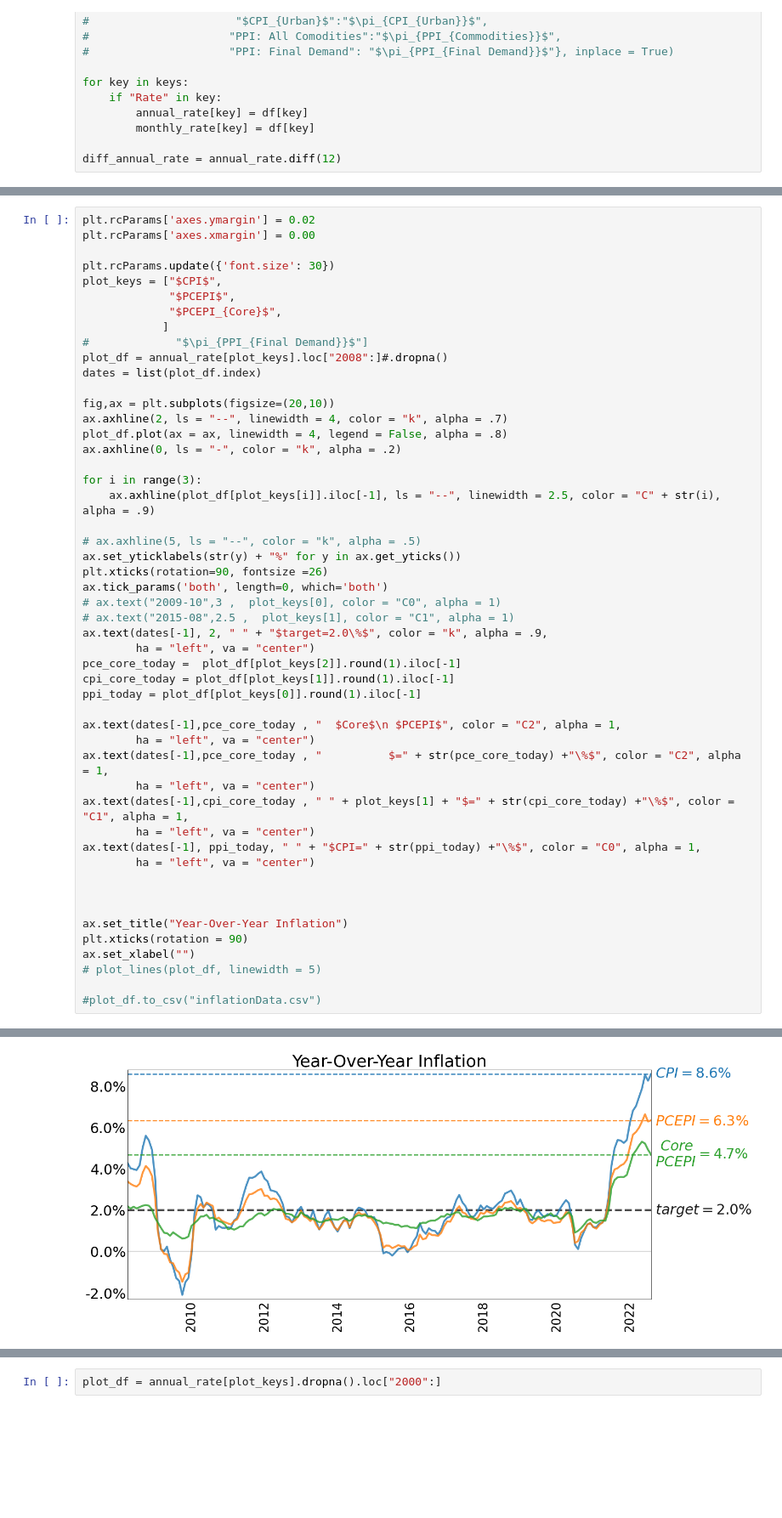
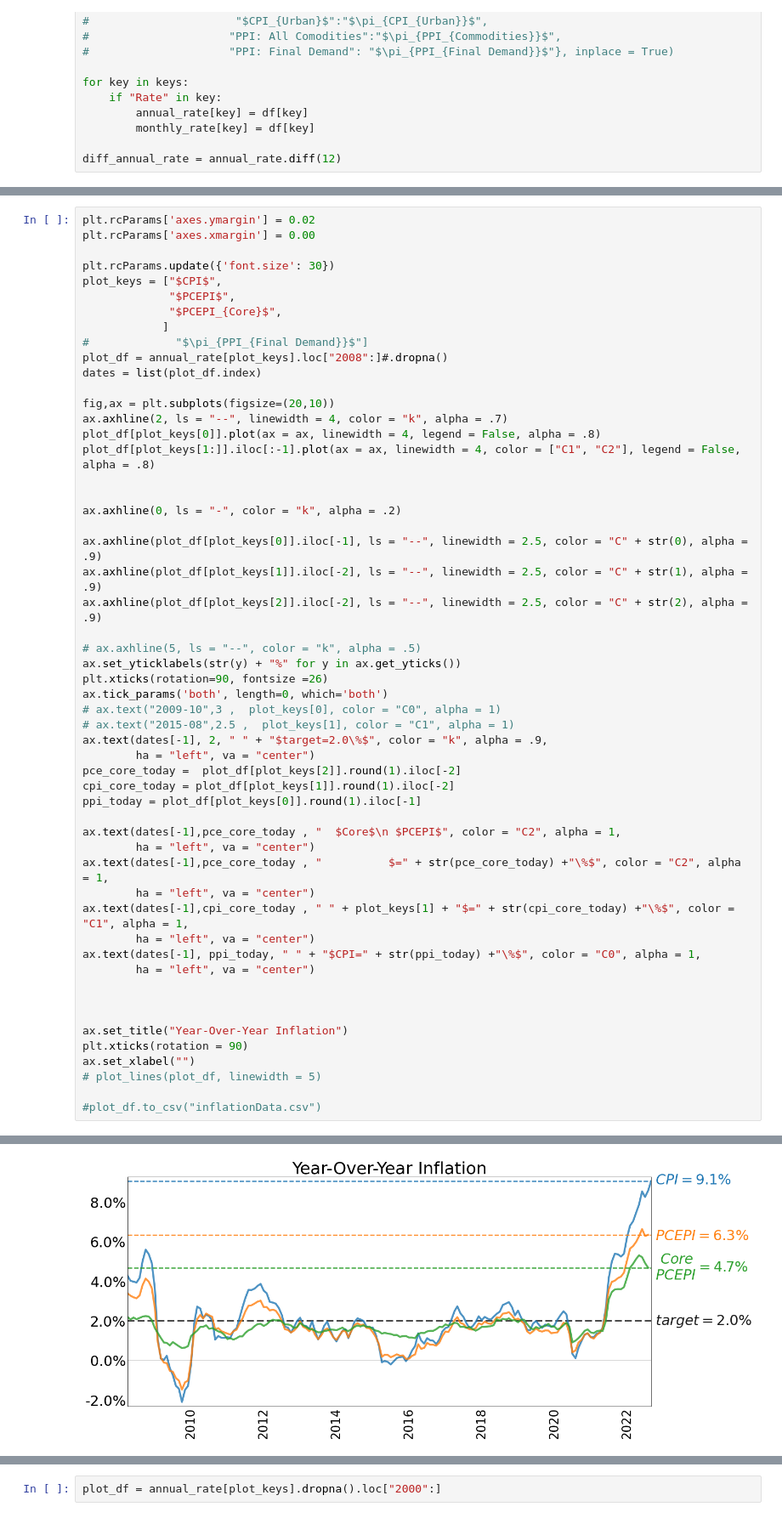
Before and after one commit to jlcatonjr/Learn-Python-for-Stats-and-Econ, a Jupyter notebook: Projects/SMP Data/Assessing Potential for Higher Inflation-Copy1.ipynb, the cells around one changed output, grey strips where cells are left out. Shown at 85% size. Cells and saved outputs as stored; diff of their text form; blank space fills up the shorter version.

```diff
--- a/Projects/SMP Data/Assessing Potential for Higher Inflation-Copy1.ipynb
+++ b/Projects/SMP Data/Assessing Potential for Higher Inflation-Copy1.ipynb
@@ -261,42 +261,46 @@ dates = list(plot_df.index)
 
 fig,ax = plt.subplots(figsize=(20,10))
 ax.axhline(2, ls = "--", linewidth = 4, color = "k", alpha = .7)
-plot_df.plot(ax = ax, linewidth = 4, legend = False, alpha = .8)
+plot_df[plot_keys[0]].plot(ax = ax, linewidth = 4, legend = False, alpha = .8)
+plot_df[plot_keys[1:]].iloc[:-1].plot(ax = ax, linewidth = 4, color = ["C1", "C2"], legend = False, alpha = .8)
+
+
 ax.axhline(0, ls = "-", color = "k", alpha = .2)
 
-for i in range(3):
-    ax.axhline(plot_df[plot_keys[i]].iloc[-1], ls = "--", linewidth = 2.5, color = "C" + str(i), alpha = .9)
+ax.axhline(plot_df[plot_keys[0]].iloc[-1], ls = "--", linewidth = 2.5, color = "C" + str(0), alpha = .9)
+ax.axhline(plot_df[plot_keys[1]].iloc[-2], ls = "--", linewidth = 2.5, color = "C" + str(1), alpha = .9)
+ax.axhline(plot_df[plot_keys[2]].iloc[-2], ls = "--", linewidth = 2.5, color = "C" + str(2), alpha = .9)
 
 # ax.axhline(5, ls = "--", color = "k", alpha = .5)
 ax.set_yticklabels(str(y) + "%" for y in ax.get_yticks())
 plt.xticks(rotation=90, fontsize =26)
 ax.tick_params('both', length=0, which='both')
 # ax.text("2009-10",3 ,  plot_keys[0], color = "C0", alpha = 1)
 # ax.text("2015-08",2.5 ,  plot_keys[1], color = "C1", alpha = 1)
 ax.text(dates[-1], 2, " " + "$target=2.0\%$", color = "k", alpha = .9,
         ha = "left", va = "center")
-pce_core_today =  plot_df[plot_keys[2]].round(1).iloc[-1]
-cpi_core_today = plot_df[plot_keys[1]].round(1).iloc[-1]
+pce_core_today =  plot_df[plot_keys[2]].round(1).iloc[-2]
+cpi_core_today = plot_df[plot_keys[1]].round(1).iloc[-2]
 ppi_today = plot_df[plot_keys[0]].round(1).iloc[-1]
 
 ax.text(dates[-1],pce_core_today , "  $Core$\n $PCEPI$", color = "C2", alpha = 1,
         ha = "left", va = "center")
 ax.text(dates[-1],pce_core_today , "          $=" + str(pce_core_today) +"\%$", color = "C2", alpha = 1,
         ha = "left", va = "center")
 ax.text(dates[-1],cpi_core_today , " " + plot_keys[1] + "$=" + str(cpi_core_today) +"\%$", color = "C1", alpha = 1,
         ha = "left", va = "center")
 ax.text(dates[-1], ppi_today, " " + "$CPI=" + str(ppi_today) +"\%$", color = "C0", alpha = 1,
         ha = "left", va = "center")
 
 
 
 ax.set_title("Year-Over-Year Inflation")
 plt.xticks(rotation = 90)
 ax.set_xlabel("")
 # plot_lines(plot_df, linewidth = 5)
 
 #plot_df.to_csv("inflationData.csv")
 # %% [output]
 Text(0.5, 0, '')
-[figure, old version]
+[figure, new version]
 # %%
```
Also changed, not shown: parts of 5 cells of this notebook, 8 other files.
